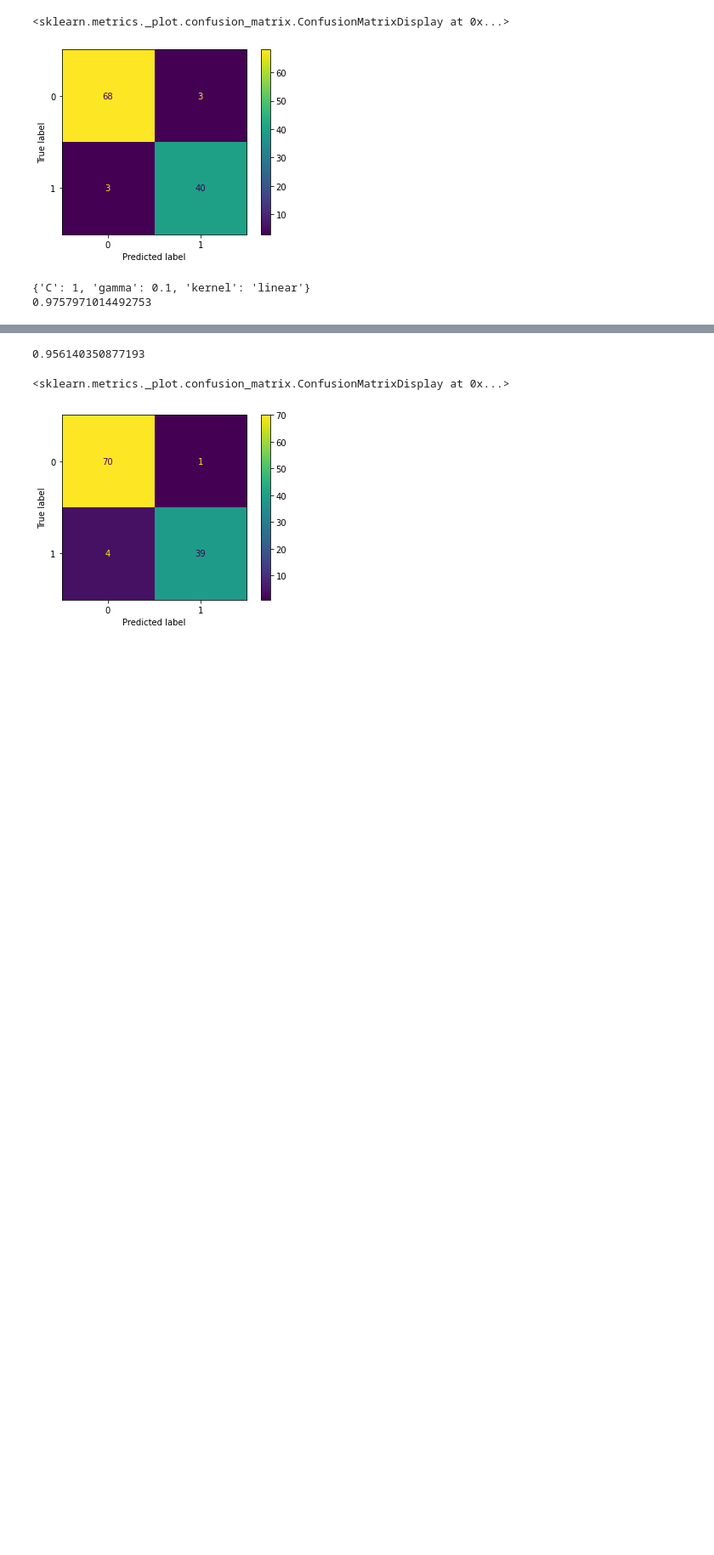
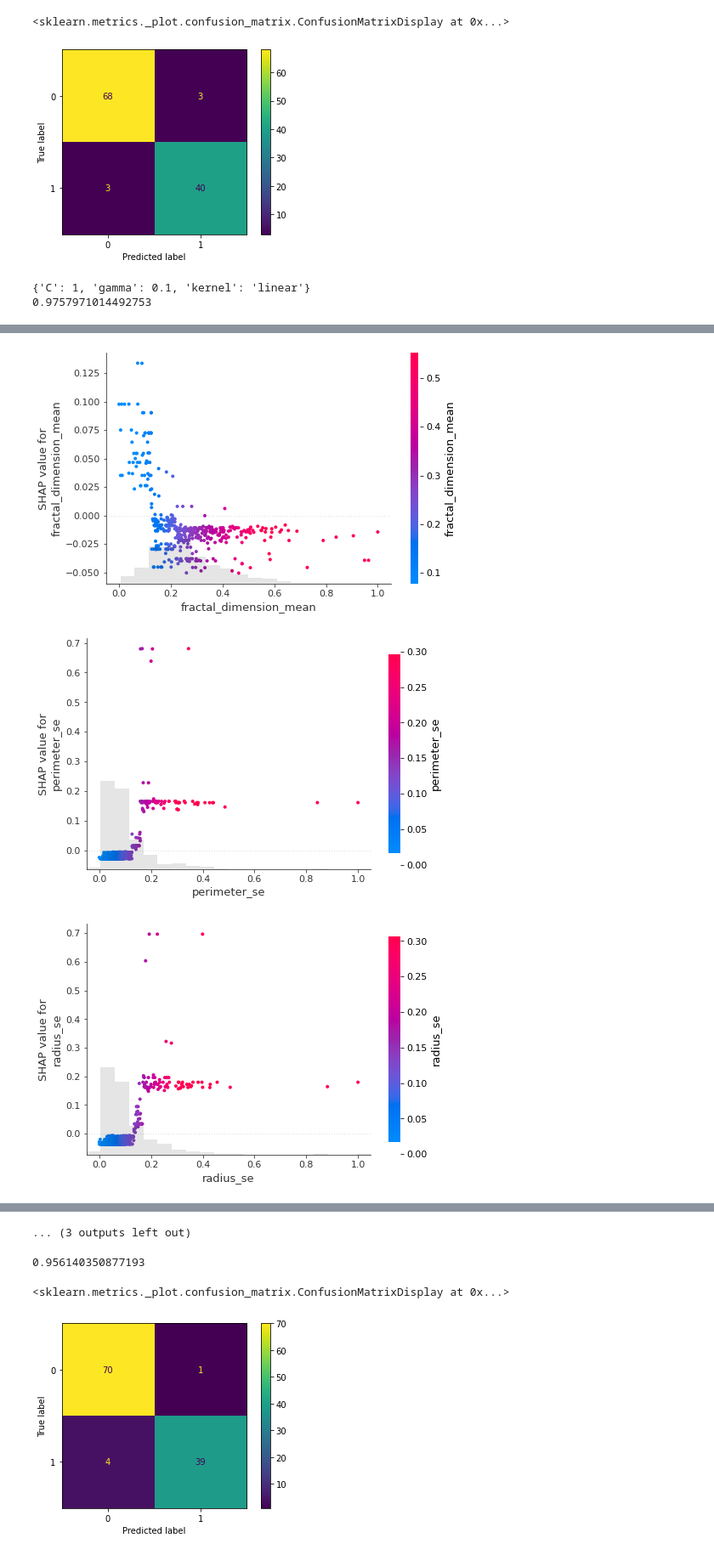
Before and after one commit to colinoy/BreastCancerPrediction, a Jupyter notebook: BreastCancer.ipynb, the cells around one changed output, grey strips where cells are left out. Shown at 85% size. Cells and saved outputs as stored; diff of their text form; code cells hidden in the pictures; blank space fills up the shorter version.

```diff
--- a/BreastCancer.ipynb
+++ b/BreastCancer.ipynb
@@ -608,0 +653,11 @@ print(grid_cv.best_score_)
+# %%
+#The scatter plot below shows the effect of a single feature across the whole dataset, and the model's predictions.
+featurs = ["fractal_dimension_mean", "perimeter_se", "radius_se", "area_se", "compactness_se", "concave points_se", "concavity_se", "symmetry_se", "fractal_dimension_se", "radius_worst", "area_worst", "compactness_worst", "concave points_worst", "concavity_worst", "symmetry_worst"]
+
+for feature in featurs:
+    shap.plots.scatter(shap_values[:, feature], color=shap_values[:, feature])
+    plt.show()
+# %% [output]
+[figure, added]
+[figure, added]
+[figure, added]
@@ -609,3 +673,4 @@ print(grid_cv.best_score_)
+... (3 outputs left out)
 # %%
 """
 Implementing Support Vector Machine.
```
Also changed, not shown: parts of 12 cells of this notebook, 1 other file.
